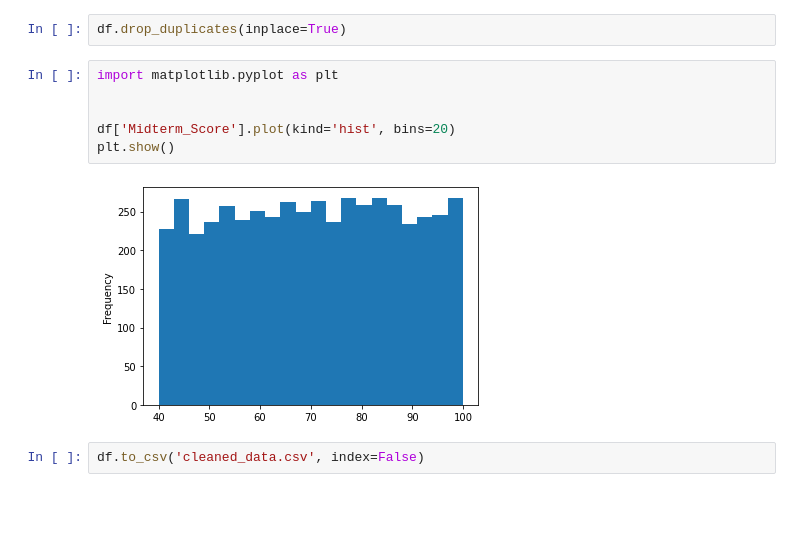
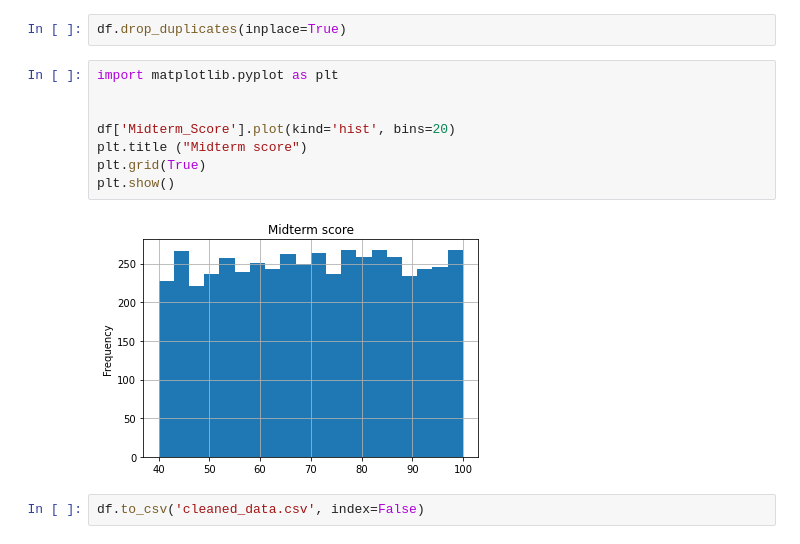
Before and after one commit to Libby88840/Dataanalysis, a Jupyter notebook: another pandas.ipynb, the cells around one changed output. Saved outputs shown, nothing was run; the diff lists cells and outputs as text; blank space fills up the shorter version.

Commit message:
Graph ammended

```diff
--- a/another pandas.ipynb
+++ b/another pandas.ipynb
@@ -71,10 +71,12 @@ df.drop_duplicates(inplace=True)
 # %%
 import matplotlib.pyplot as plt
 
 
 df['Midterm_Score'].plot(kind='hist', bins=20)
+plt.title ("Midterm score")
+plt.grid(True)
 plt.show()
 # %% [output]
-[figure, old version]
+[figure, new version]
 # %%
 df.to_csv('cleaned_data.csv', index=False)
```
